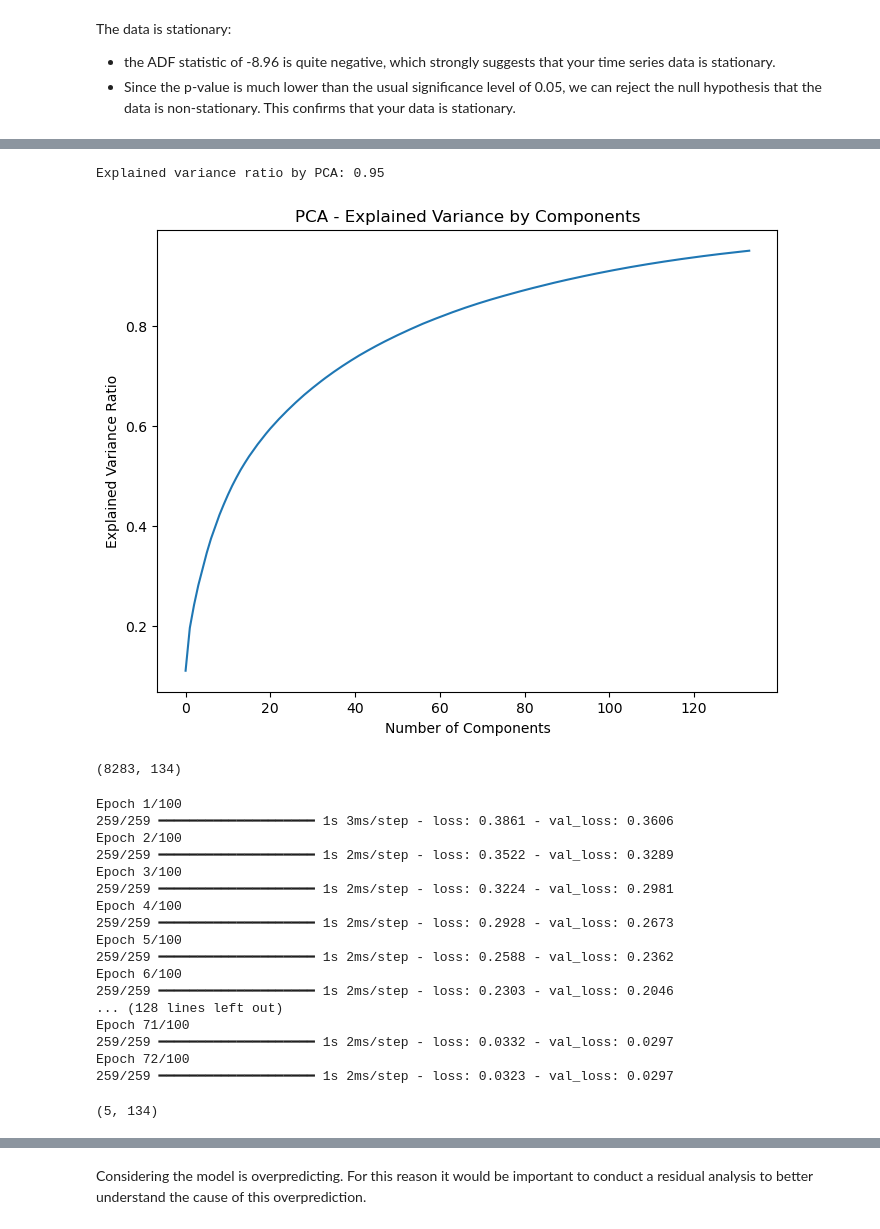
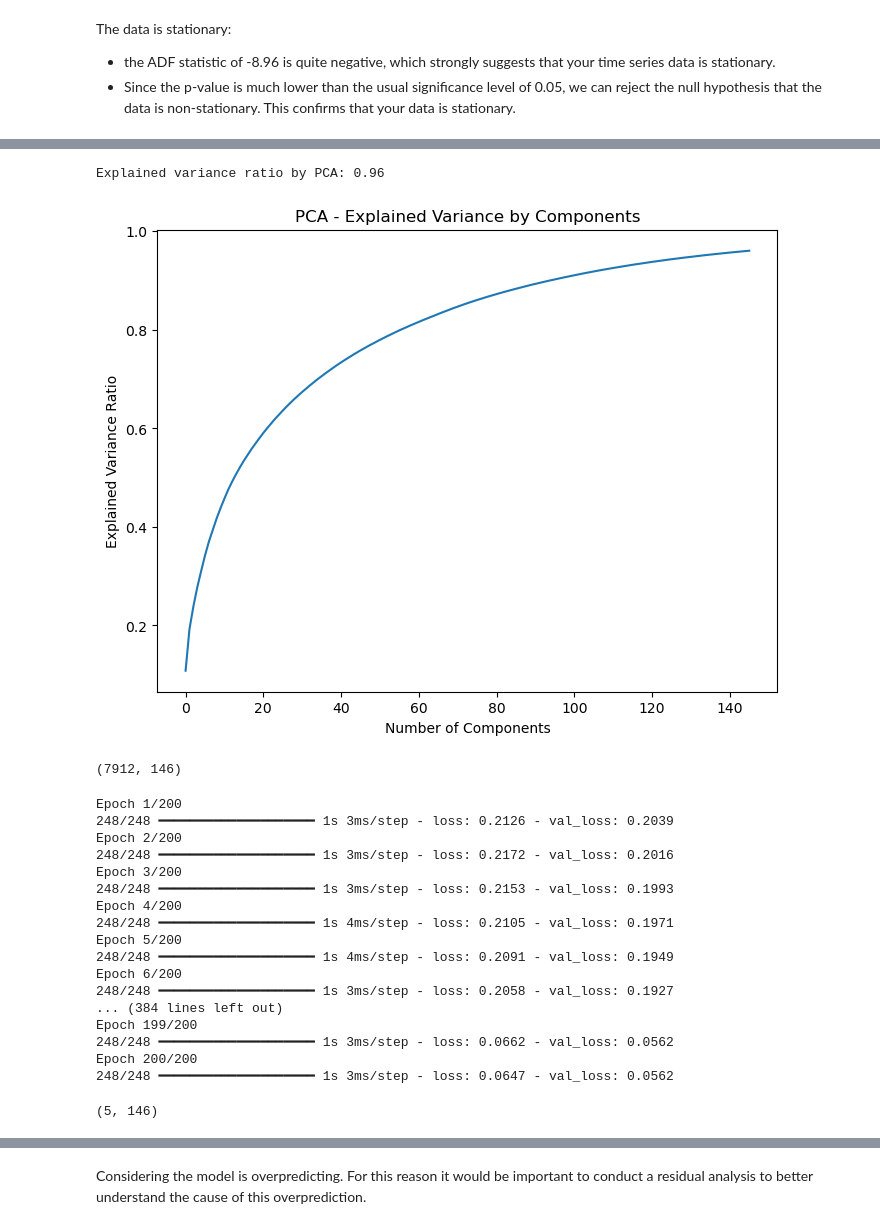
Before and after one commit to charlesRepo/data-science-course-final-project, a Jupyter notebook: notebooks/main.ipynb, the cells around one changed output, grey strips where cells are left out. Saved outputs shown, nothing was run; the diff lists cells and outputs as text; code cells hidden in the pictures.

```diff
--- a/notebooks/main.ipynb
+++ b/notebooks/main.ipynb
@@ -822,30 +811,30 @@ print(X_train_scaled.shape)
 # %%
 from sklearn.decomposition import PCA
 import numpy as np
 import matplotlib.pyplot as plt
 
 # Set the number of components to retain (e.g., 95% of variance)
-pca = PCA(n_components=0.95)
+pca = PCA(n_components=0.96)
 
 # Fit PCA on training data and transform both train and test sets
 X_train_scaled_pca = pca.fit_transform(X_train_scaled)
 X_test_scaled_pca = pca.transform(X_test_scaled)
 joblib.dump(pca, '../models/pca_model.pkl')
 
 print(f'Explained variance ratio by PCA: {np.sum(pca.explained_variance_ratio_):.2f}')
 
 plt.figure(figsize=(8, 6))
 plt.plot(np.cumsum(pca.explained_variance_ratio_))
 plt.xlabel('Number of Components')
 plt.ylabel('Explained Variance Ratio')
 plt.title('PCA - Explained Variance by Components')
 plt.show()
 
 print(X_train_scaled_pca.shape)
 # %% [output]
-Explained variance ratio by PCA: 0.95
+Explained variance ratio by PCA: 0.96
-[figure, old version]
+[figure, new version]
-(8283, 134)
+(7912, 146)
 # %%
 n_timesteps = 5
 n_features_pca = X_train_scaled_pca.shape[1]
@@ -885,34 +870,34 @@ from tensorflow.keras.callbacks import EarlyStopping, ModelCheckpoint
 
 input_shape = (n_timesteps, n_features_pca)
 
-model = create_lstm_model(input_shape=input_shape, learning_rate=1e-5, lstm_units=80, dropout_rate=0.2)
+model = create_lstm_model(input_shape=input_shape, learning_rate=1e-6, lstm_units=128, dropout_rate=0.5)
 
 early_stopping = EarlyStopping(monitor='val_loss', patience=10, restore_best_weights=True)
 model_checkpoint = ModelCheckpoint('../models/best_rnn_model.keras', save_best_only=True, monitor='val_loss')
 
 
-history = model.fit(train_generator, epochs=100, batch_size=32, validation_data=test_generator, callbacks=[early_stopping, model_checkpoint])
+history = model.fit(train_generator, epochs=200, batch_size=32, validation_data=test_generator, callbacks=[early_stopping, model_checkpoint])
 
 input_shape
 # %% [output]
-Epoch 1/100
-259/259 ━━━━━━━━━━━━━━━━━━━━ 1s 3ms/step - loss: 0.3861 - val_loss: 0.3606
-Epoch 2/100
-259/259 ━━━━━━━━━━━━━━━━━━━━ 1s 2ms/step - loss: 0.3522 - val_loss: 0.3289
-Epoch 3/100
-259/259 ━━━━━━━━━━━━━━━━━━━━ 1s 2ms/step - loss: 0.3224 - val_loss: 0.2981
-Epoch 4/100
-259/259 ━━━━━━━━━━━━━━━━━━━━ 1s 2ms/step - loss: 0.2928 - val_loss: 0.2673
-Epoch 5/100
-259/259 ━━━━━━━━━━━━━━━━━━━━ 1s 2ms/step - loss: 0.2588 - val_loss: 0.2362
-Epoch 6/100
-259/259 ━━━━━━━━━━━━━━━━━━━━ 1s 2ms/step - loss: 0.2303 - val_loss: 0.2046
-... (128 lines left out)
-Epoch 71/100
-259/259 ━━━━━━━━━━━━━━━━━━━━ 1s 2ms/step - loss: 0.0332 - val_loss: 0.0297
-Epoch 72/100
-259/259 ━━━━━━━━━━━━━━━━━━━━ 1s 2ms/step - loss: 0.0323 - val_loss: 0.0297
+Epoch 1/200
+248/248 ━━━━━━━━━━━━━━━━━━━━ 1s 3ms/step - loss: 0.2126 - val_loss: 0.2039
+Epoch 2/200
+248/248 ━━━━━━━━━━━━━━━━━━━━ 1s 3ms/step - loss: 0.2172 - val_loss: 0.2016
+Epoch 3/200
+248/248 ━━━━━━━━━━━━━━━━━━━━ 1s 3ms/step - loss: 0.2153 - val_loss: 0.1993
+Epoch 4/200
+248/248 ━━━━━━━━━━━━━━━━━━━━ 1s 4ms/step - loss: 0.2105 - val_loss: 0.1971
+Epoch 5/200
+248/248 ━━━━━━━━━━━━━━━━━━━━ 1s 4ms/step - loss: 0.2091 - val_loss: 0.1949
+Epoch 6/200
+248/248 ━━━━━━━━━━━━━━━━━━━━ 1s 3ms/step - loss: 0.2058 - val_loss: 0.1927
+... (384 lines left out)
+Epoch 199/200
+248/248 ━━━━━━━━━━━━━━━━━━━━ 1s 3ms/step - loss: 0.0662 - val_loss: 0.0562
+Epoch 200/200
+248/248 ━━━━━━━━━━━━━━━━━━━━ 1s 3ms/step - loss: 0.0647 - val_loss: 0.0562
-(5, 134)
+(5, 146)
 # %%
 from tensorflow.keras.models import load_model
 
```
Also changed, not shown: parts of 53 cells of this notebook, 9 other files.
